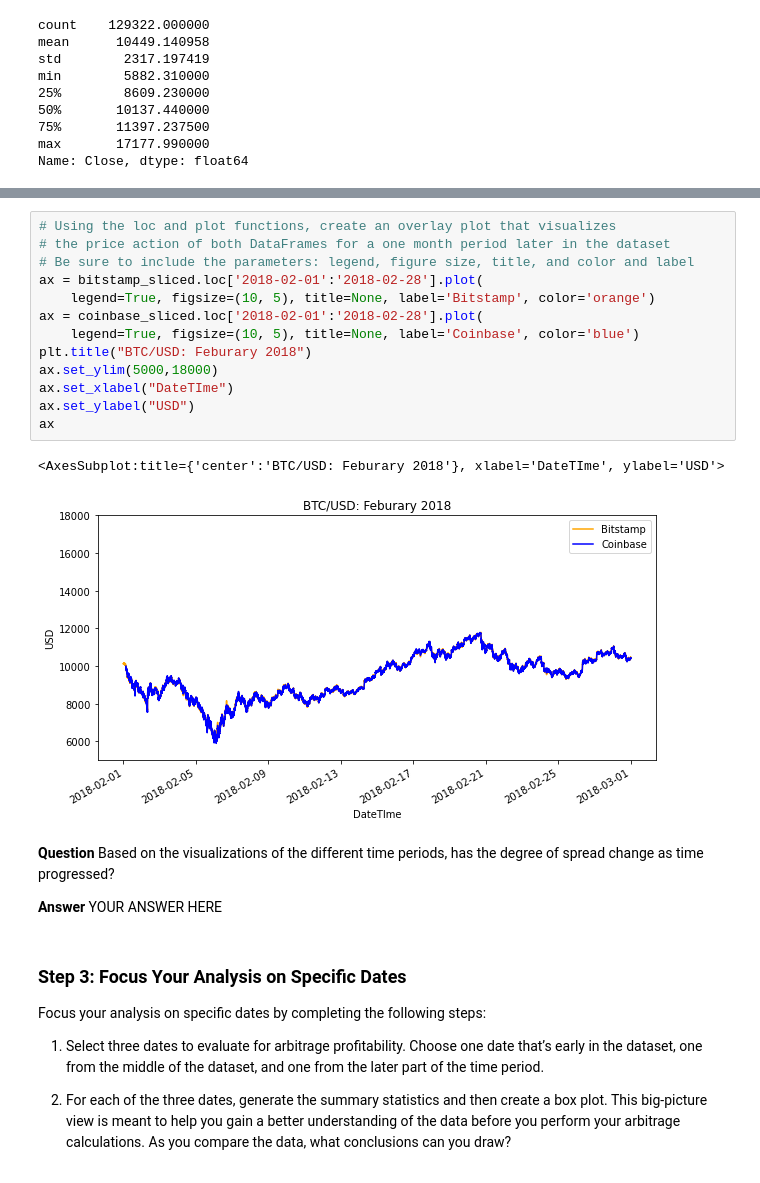
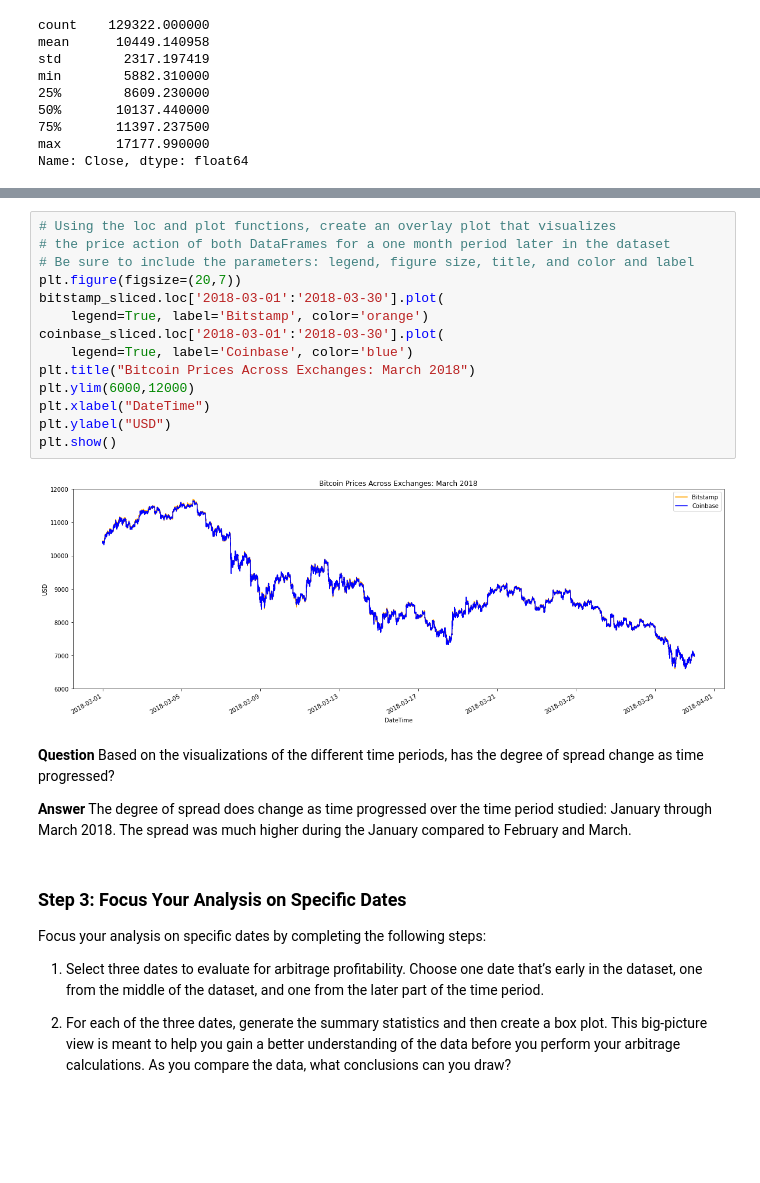
Before and after one commit to ipopester/Bitcoin-Arbitrage-Analysis, a Jupyter notebook: Report/crypto_arbitrage.ipynb, the cells around one changed output, grey strips where cells are left out. Cells and saved outputs as stored; diff of their text form; blank space fills up the shorter version.

```diff
--- a/Report/crypto_arbitrage.ipynb
+++ b/Report/crypto_arbitrage.ipynb
@@ -405,23 +406,23 @@ ax
 # %%
 # Using the loc and plot functions, create an overlay plot that visualizes
 # the price action of both DataFrames for a one month period later in the dataset
 # Be sure to include the parameters: legend, figure size, title, and color and label
-ax = bitstamp_sliced.loc['2018-02-01':'2018-02-28'].plot(
-    legend=True, figsize=(10, 5), title=None, label='Bitstamp', color='orange')
-ax = coinbase_sliced.loc['2018-02-01':'2018-02-28'].plot(
-    legend=True, figsize=(10, 5), title=None, label='Coinbase', color='blue')
-plt.title("BTC/USD: Feburary 2018")
-ax.set_ylim(5000,18000)
-ax.set_xlabel("DateTIme")
-ax.set_ylabel("USD")
-ax
+plt.figure(figsize=(20,7))
+bitstamp_sliced.loc['2018-03-01':'2018-03-30'].plot(
+    legend=True, label='Bitstamp', color='orange')
+coinbase_sliced.loc['2018-03-01':'2018-03-30'].plot(
+    legend=True, label='Coinbase', color='blue')
+plt.title("Bitcoin Prices Across Exchanges: March 2018")
+plt.ylim(6000,12000)
+plt.xlabel("DateTime")
+plt.ylabel("USD")
+plt.show()
 # %% [output]
-<AxesSubplot:title={'center':'BTC/USD: Feburary 2018'}, xlabel='DateTIme', ylabel='USD'>
-[figure, old version]
+[figure, new version]
 # %% [markdown]
 **Question** Based on the visualizations of the different time periods, has the degree of spread change as time progressed?
 
-**Answer** YOUR ANSWER HERE
+**Answer** The degree of spread does change as time progressed over the time period studied: January through March 2018. The spread was much higher during the January compared to February and March.
 # %% [markdown]
 ### Step 3: Focus Your Analysis on Specific Dates
 
```
Also changed, not shown: parts of 50 cells of this notebook.
